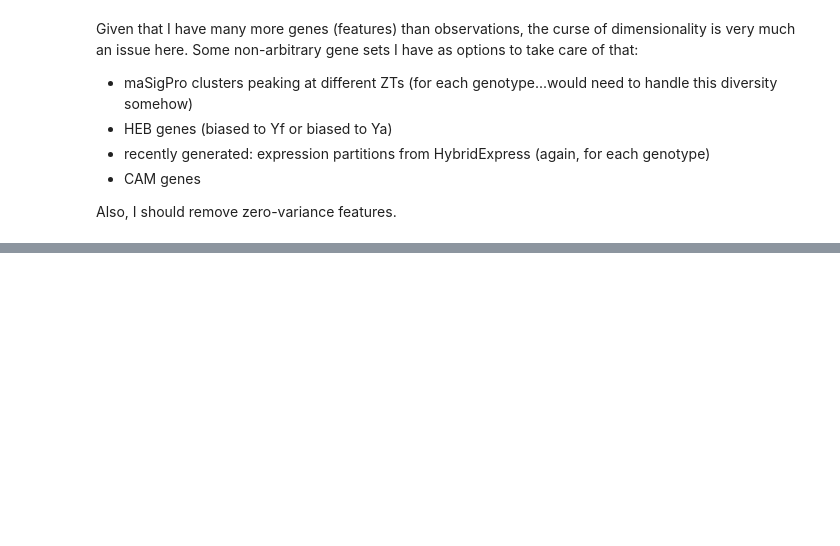
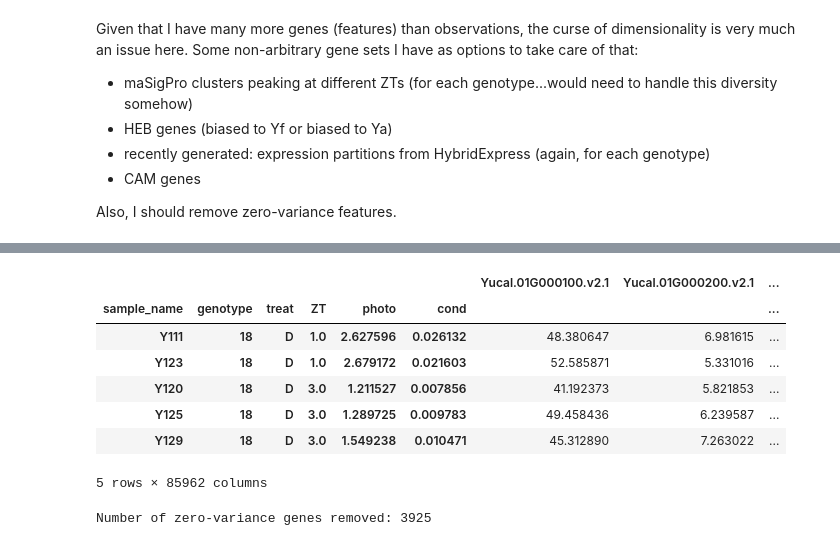
Before and after one commit to achpardo/yucca-genomics, a Jupyter notebook: machine_learning/xgboost_feature_filtering.ipynb, the cells around one changed output, grey strips where cells are left out. Cells and saved outputs as stored; diff of their text form; code cells hidden in the pictures; blank space fills up the shorter version.

```diff
--- a/machine_learning/xgboost_feature_filtering.ipynb
+++ b/machine_learning/xgboost_feature_filtering.ipynb
@@ -26,3 +26,7 @@ droughtonly = indata[indata["treat"]=="D"]
 len(droughtonly.index)
 # %% [output]
 211
+# %%
+# ensure all genotypes are of type=str
+droughtonly["genotype"] = droughtonly["genotype"].astype(str)
+droughtonly["genotype"].unique()
@@ -28,0 +41,3 @@ len(droughtonly.index)
+# %%
+# drop genotypes that have only one sample each (37, 43, 48)
+droughtonly = droughtonly[~droughtonly["genotype"].isin(["37","43","48"])]
@@ -47,0 +77,15 @@ def variance_threshold_selector(data):
+# %%
+# log transform & drop zero-variance genes
+## start by setting metadata & response vars as the index
+droughtonly.set_index(["sample_name","genotype","treat","ZT","photo","cond"],inplace=True)
+# %%
+droughtonly.head()
+# %% [output]
+|  |  |  |  |  |  | Yucal.01G000100.v2.1 | Yucal.01G000200.v2.1 | ... |
+| sample_name | genotype | treat | ZT | photo | cond |  |  | ... |
+| Y111 | 18 | D | 1.0 | 2.627596 | 0.026132 | 48.380647 | 6.981615 | ... |
+| Y123 | 18 | D | 1.0 | 2.679172 | 0.021603 | 52.585871 | 5.331016 | ... |
+| Y120 | 18 | D | 3.0 | 1.211527 | 0.007856 | 41.192373 | 5.821853 | ... |
+| Y125 | 18 | D | 3.0 | 1.289725 | 0.009783 | 49.458436 | 6.239587 | ... |
+| Y129 | 18 | D | 3.0 | 1.549238 | 0.010471 | 45.312890 | 7.263022 | ... |
+5 rows × 85962 columns
@@ -47,0 +94,4 @@ def variance_threshold_selector(data):
+# %%
+print("Number of zero-variance genes removed:",len(droughtonly.columns)-len(vttpm.columns))
+# %% [output]
+Number of zero-variance genes removed: 3925
```
Also changed, not shown: parts of 13 cells of this notebook, 15 other files.
